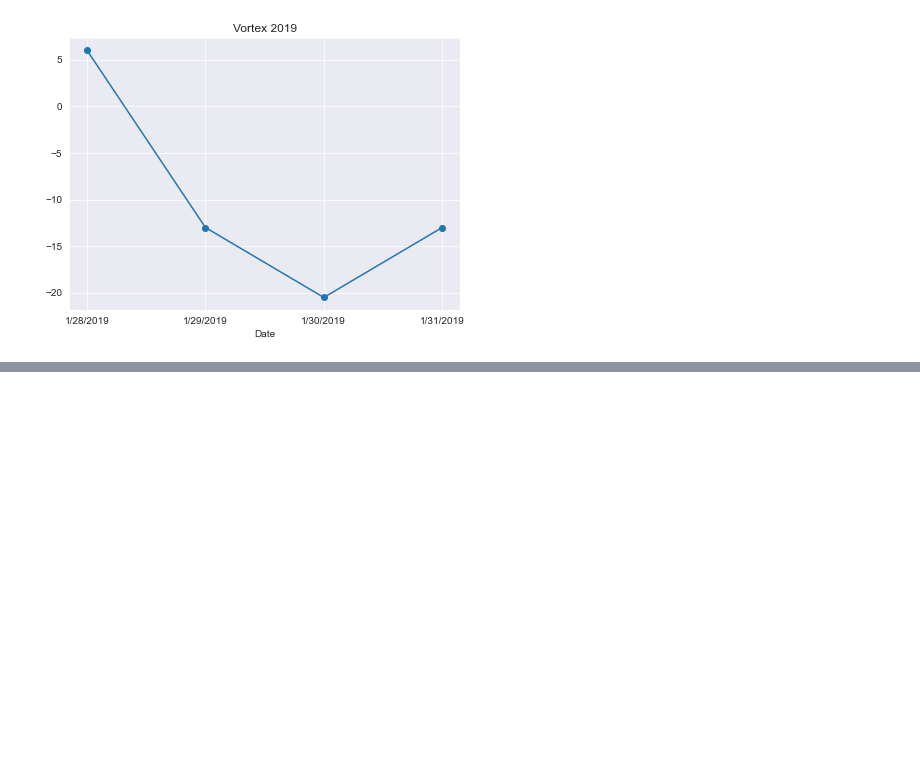
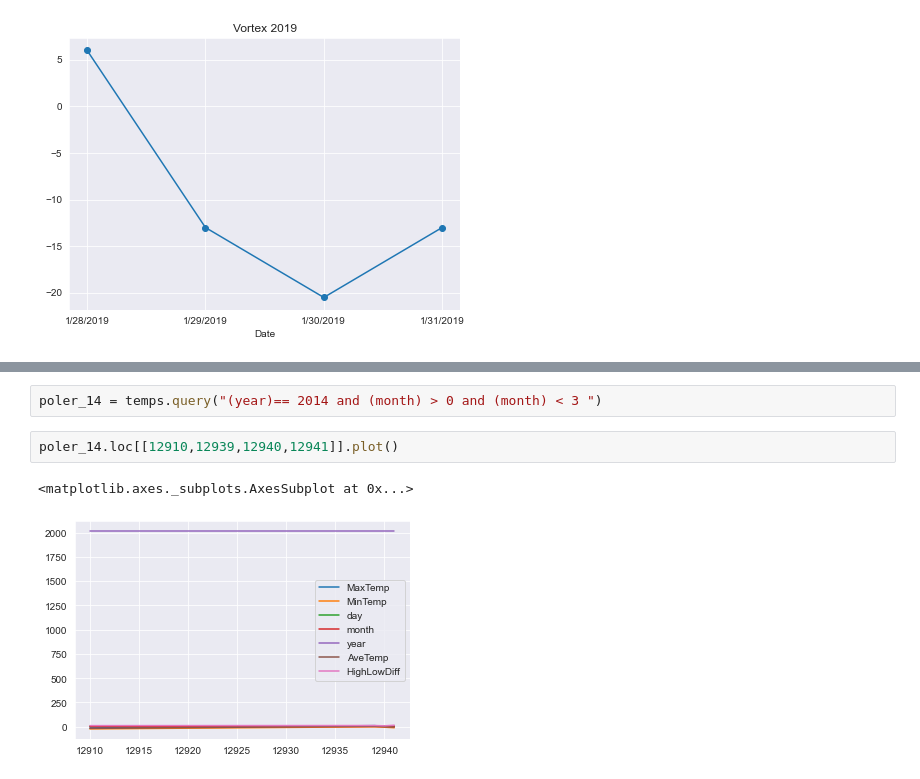
Before and after one commit to searanch/Minneapolis-Historical-Weather, a Jupyter notebook: msp_winter.ipynb, the cells around one changed output, grey strips where cells are left out. Saved outputs shown, nothing was run; the diff lists cells and outputs as text; blank space fills up the shorter version.

```diff
--- a/msp_winter.ipynb
+++ b/msp_winter.ipynb
@@ -410,0 +442,7 @@ plt.plot(dates,ave, marker = 'o', color = 'c')
+# %%
+poler_14 = temps.query("(year)== 2014 and (month) > 0 and (month) < 3 ")
+# %%
+poler_14.loc[[12910,12939,12940,12941]].plot()
+# %% [output]
+<matplotlib.axes._subplots.AxesSubplot at 0x...>
+[figure, added]
```
Also changed, not shown: parts of 15 cells of this notebook.
